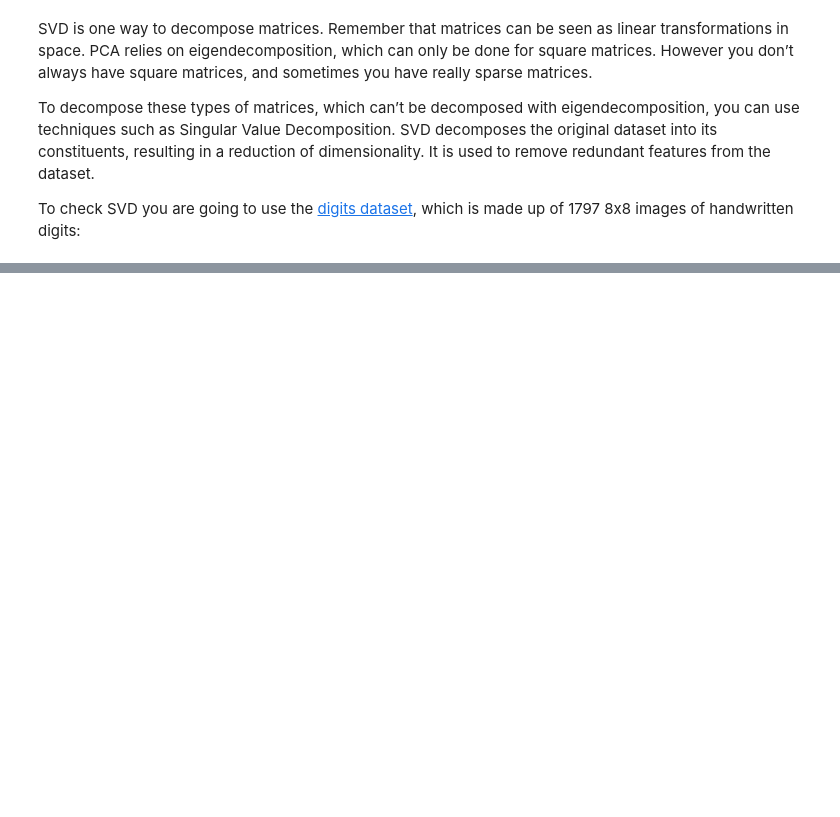
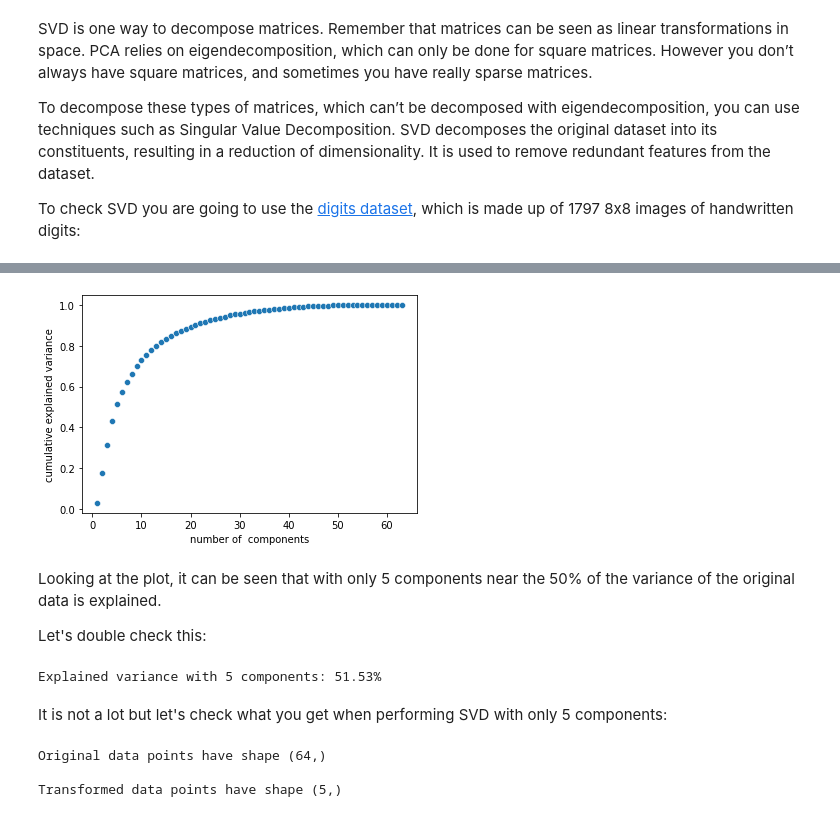
Before and after one commit to rahiakela/mlops-research-and-practice, a Jupyter notebook: MLOps-Specialization/course-3-machine-learning-modeling-pipelines-in-production/week-2-model-resource-management-techniques/02_algorithmic_dimensionality_reduction.ipynb, the cells around one changed output, grey strips where cells are left out. Drawn from its saved outputs; the diff is of its cells as text; code cells hidden in the pictures; blank space fills up the shorter version.

```diff
--- a/MLOps-Specialization/course-3-machine-learning-modeling-pipelines-in-production/week-2-model-resource-management-techniques/02_algorithmic_dimensionality_reduction.ipynb
+++ b/MLOps-Specialization/course-3-machine-learning-modeling-pipelines-in-production/week-2-model-resource-management-techniques/02_algorithmic_dimensionality_reduction.ipynb
@@ -210,0 +255,40 @@ To check SVD you are going to use the [digits dataset](https://scikit-learn.org/
+# %%
+# Instantiate Truncated SVD with (original dimension - 1) components
+org_dim = X.shape[1]
+tsvd = TruncatedSVD(org_dim - 1)
+tsvd.fit(X)
+
+# Save cumulative explained variance
+cum_var = (np.cumsum(tsvd.explained_variance_ratio_))
+n_comp = [i for i in range(1, org_dim)]
+
+# Plot cumulative variance
+ax = sns.scatterplot(x=n_comp, y=cum_var)
+ax.set(xlabel='number of  components', ylabel='cumulative explained variance')
+plt.show()
+# %% [output]
+[figure, added]
+# %% [markdown]
+Looking at the plot, it can be seen that with only 5 components near the 50% of the variance of the original data is explained.
+
+Let's double check this:
+# %%
+print(f"Explained variance with 5 components: {float(cum_var[4:5])*100:.2f}%")
+# %% [output]
+Explained variance with 5 components: 51.53%
+# %% [markdown]
+It is not a lot but let's check what you get when performing SVD with only 5 components:
+# %%
+# Instantiate a Truncated SVD with 5 components
+tsvd = TruncatedSVD(n_components=5)
+
+# Get the transformed data
+X_tsvd = tsvd.fit_transform(X)
+
+# Print shapes of dataset and data points
+print(f"Original data points have shape {X[0].shape}\n")
+print(f"Transformed data points have shape {X_tsvd[0].shape}\n")
+# %% [output]
+Original data points have shape (64,)
+
+Transformed data points have shape (5,)
```
Also changed, not shown: parts of 21 cells of this notebook.
